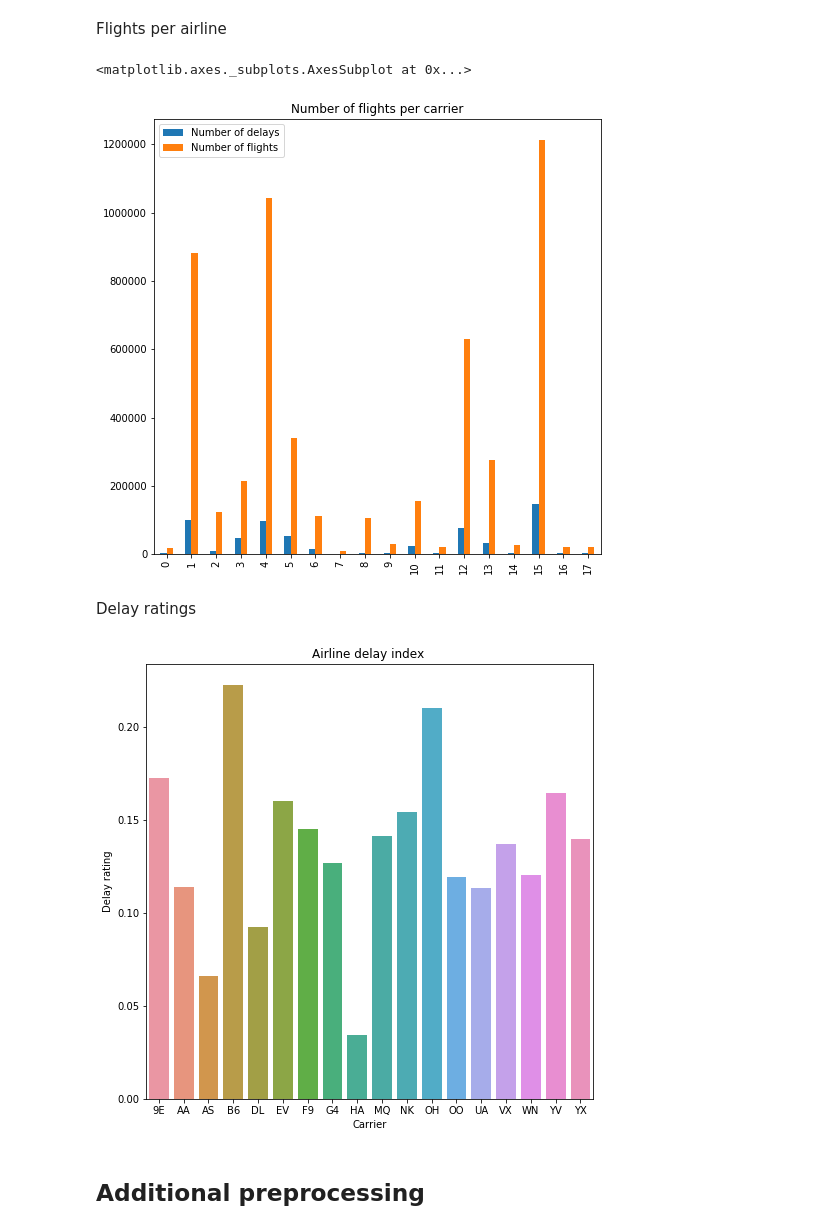
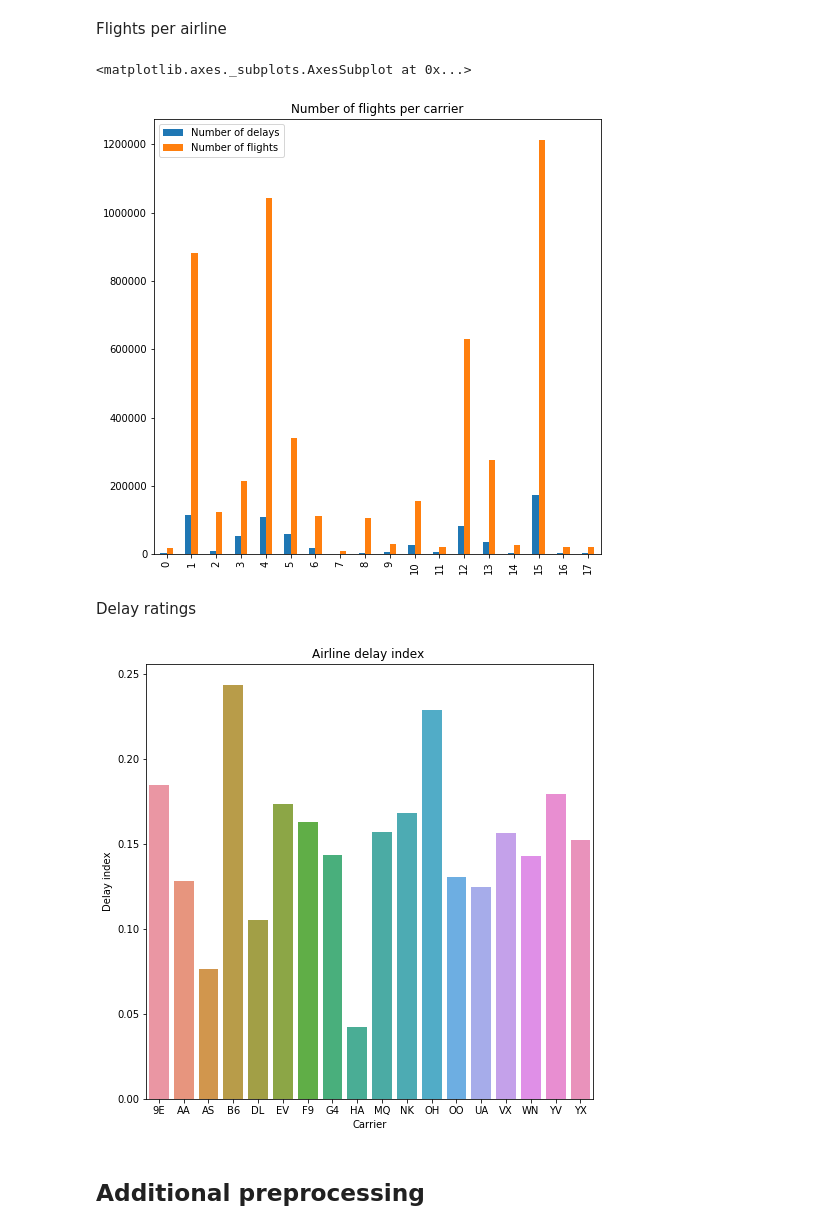
Before and after one commit to iamdeowanshi/257, a Jupyter notebook: FinalProject.ipynb, the cells around one changed output. Drawn from its saved outputs; the diff is of its cells as text; code cells hidden in the pictures.

```diff
--- a/FinalProject.ipynb
+++ b/FinalProject.ipynb
@@ -277,10 +277,8 @@ def get_dependent_variable_value(row):
         return 'extra_long_delay'
     if row['dep_delay_new'] > 120:
         return 'long_delay'
-    if row['dep_delay_new'] > 30:
+    if row['dep_delay_new'] > 25:
         return 'moderate_delay'
-    if row['dep_delay_new'] < 30 and row['dep_delay_new'] > 10:
-        return 'short_delay'
     return 'no_delay'
 # %%
 def preprocess_data(file_data):
@@ -430,25 +428,25 @@ Flights per airline
 airlines_group = data[['status', 'carrier']]
 airlines_group_num = airlines_group.groupby(['carrier']).size()
 airlines_group = data[['status', 'carrier']]
-airlines_group = airlines_group[(airlines_group['status'] != 'no delay') & (airlines_group['status'] != 'short_delay')]
+airlines_group = airlines_group[(airlines_group['status'] != 'no_delay') & (airlines_group['status'] != 'short_delay')]
 airlines_group_delays_num = airlines_group.groupby(['carrier']).size()
 delay_info = pd.DataFrame({'Carrier': np.unique(airlines_group.carrier.values), 'Number of flights': airlines_group_num.values, 'Number of delays': airlines_group_delays_num.values})
 # %%
 delay_info.plot(kind='bar', figsize=(8, 8), title = 'Number of flights per carrier')
 # %% [output]
 <matplotlib.axes._subplots.AxesSubplot at 0x...>
-[figure, old version]
+[figure, new version]
 # %% [markdown]
 Delay ratings
 # %%
-delay_info['Delay rating'] = delay_info['Number of delays'] / delay_info['Number of flights']
+delay_info['Delay index'] = delay_info['Number of delays'] / delay_info['Number of flights']
 # %%
 plt.figure(figsize=(8, 8))
-ax = sns.barplot(x="Carrier", y="Delay rating", data=delay_info)
+ax = sns.barplot(x="Carrier", y="Delay index", data=delay_info)
 ax.set_title('Airline delay index ')
 plt.show()
 # %% [output]
-[figure, old version]
+[figure, new version]
 # %% [markdown]
 ## Additional preprocessing
 # %%
```
Also changed, not shown: parts of 14 cells of this notebook.
